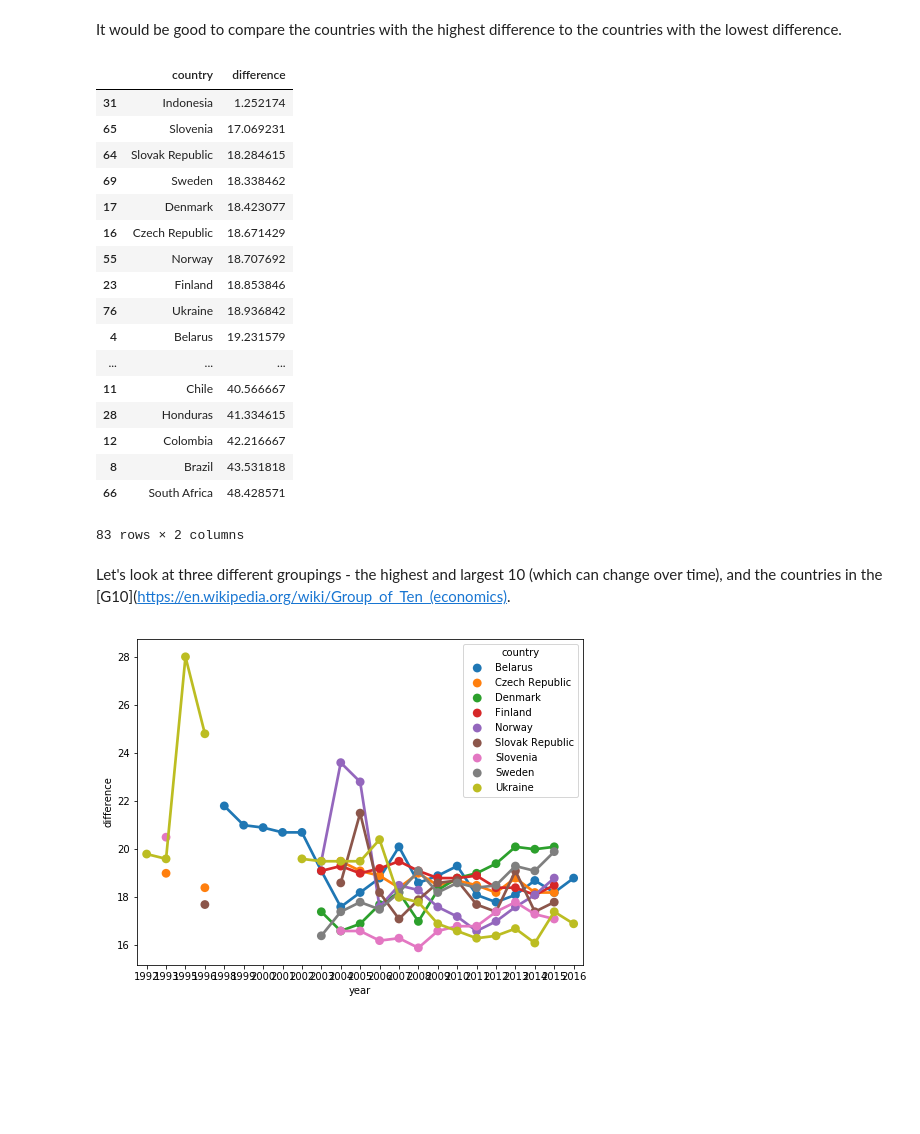
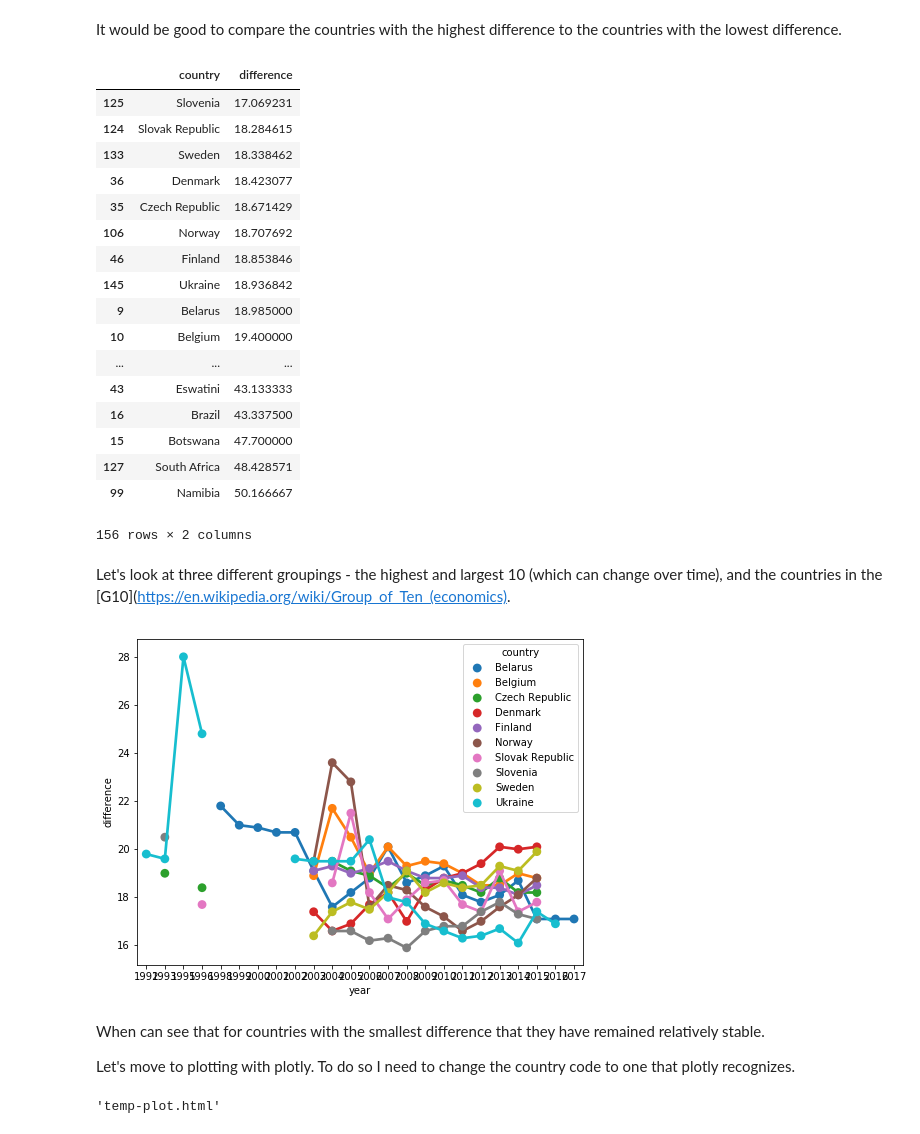
Before and after one commit to rebeccaebarnes/income-inequality, a Jupyter notebook: poverty_web_app.ipynb, the cells around one changed output. Drawn from its saved outputs; the diff is of its cells as text; code cells hidden in the pictures; blank space fills up the shorter version.

Commit message:
refactor: Update notebook

```diff
--- a/poverty_web_app.ipynb
+++ b/poverty_web_app.ipynb
@@ -389,3 +443,3 @@ Let's filter for the years we are looking for and select countries that have dat
 # %%
-select_years = [str(x) for x in range(2005, 2016)]
+select_years = [str(x) for x in range(2005, 2019)]
 df_income_years = df_income_full[df_income_full.year.isin(select_years)]
@@ -416,0 +446,6 @@ Name: country, Length: 83, dtype: object
+# %%
+# Find countries with income for at least three years
+df_income_years['missing'] = df_income_years['lowest_10'].isna()
+country_missing = df_income_years.groupby('country')['missing'].sum()
+select_countries = country_missing[country_missing <= 12].index.tolist()
+print(select_countries)
@@ -457,39 +494,46 @@ Perhaps less surprisingly, the United States and Canada have data for most of th
 It would be good to compare the countries with the highest difference to the countries with the lowest difference.
 # %%
 in_selected_countries = df_income_full.country.isin(select_countries)
-df_country_diffs = df_income_full[in_selected_countries].groupby('country')['difference']\
+df_country_diffs = df_income_full[in_selected_countries].copy()
+df_country_diffs['difference'] = df_country_diffs['highest_10'] - df_country_diffs['lowest_10']
+df_country_diffs = df_country_diffs.groupby('country')['difference']\
 .mean().reset_index().sort_values(by='difference')
 df_country_diffs
 # %% [output]
 |  | country | difference |
-| 31 | Indonesia | 1.252174 |
-| 65 | Slovenia | 17.069231 |
-| 64 | Slovak Republic | 18.284615 |
-| 69 | Sweden | 18.338462 |
-| 17 | Denmark | 18.423077 |
-| 16 | Czech Republic | 18.671429 |
-| 55 | Norway | 18.707692 |
-| 23 | Finland | 18.853846 |
-| 76 | Ukraine | 18.936842 |
-| 4 | Belarus | 19.231579 |
+| 125 | Slovenia | 17.069231 |
+| 124 | Slovak Republic | 18.284615 |
+| 133 | Sweden | 18.338462 |
+| 36 | Denmark | 18.423077 |
+| 35 | Czech Republic | 18.671429 |
+| 106 | Norway | 18.707692 |
+| 46 | Finland | 18.853846 |
+| 145 | Ukraine | 18.936842 |
+| 9 | Belarus | 18.985000 |
+| 10 | Belgium | 19.400000 |
 | ... | ... | ... |
-| 11 | Chile | 40.566667 |
-| 28 | Honduras | 41.334615 |
-| 12 | Colombia | 42.216667 |
-| 8 | Brazil | 43.531818 |
-| 66 | South Africa | 48.428571 |
+| 43 | Eswatini | 43.133333 |
+| 16 | Brazil | 43.337500 |
+| 15 | Botswana | 47.700000 |
+| 127 | South Africa | 48.428571 |
+| 99 | Namibia | 50.166667 |
-83 rows × 2 columns
+156 rows × 2 columns
 # %% [markdown]
 Let's look at three different groupings - the highest and largest 10 (which can change over time), and the countries in the [G10](https://en.wikipedia.org/wiki/Group_of_Ten_(economics).
 # %%
-smallest_10 = df_country_diffs.head(10)['country'][1:]
+smallest_10 = df_country_diffs.head(10)['country']
 largest_10 = df_country_diffs.tail(10)['country']
 g10 = ['Belgium', 'Canada', 'France', 'Germany', 'Italy',
        'Japan', 'Netherlands', 'Sweden', 'Switzerland', 'United Kingdom', 'United States']
 # %%
+df_income_full['difference'] = df_income_full['highest_10'] - df_income_full['lowest_10']
 in_smallest_10 = df_income_full.country.isin(smallest_10)
 
 plt.figure(figsize=(8, 6))
 sns.pointplot(x='year', y='difference', hue='country', data=df_income_full[in_smallest_10]);
 # %% [output]
-[figure, old version]
+[figure, new version]
+# %% [markdown]
+When can see that for countries with the smallest difference that they have remained relatively stable.
+
+Let's move to plotting with plotly. To do so I need to change the country code to one that plotly recognizes.
@@ -495,0 +592,6 @@ sns.pointplot(x='year', y='difference', hue='country', data=df_income_full[in_sm
+# %%
+plotly.offline.init_notebook_mode(connected=True)
+fig = go.Figure(data=graph_one, layout=layout_one)
+plotly.offline.plot(fig)
+# %% [output]
+'temp-plot.html'
```
Also changed, not shown: parts of 47 cells of this notebook.
